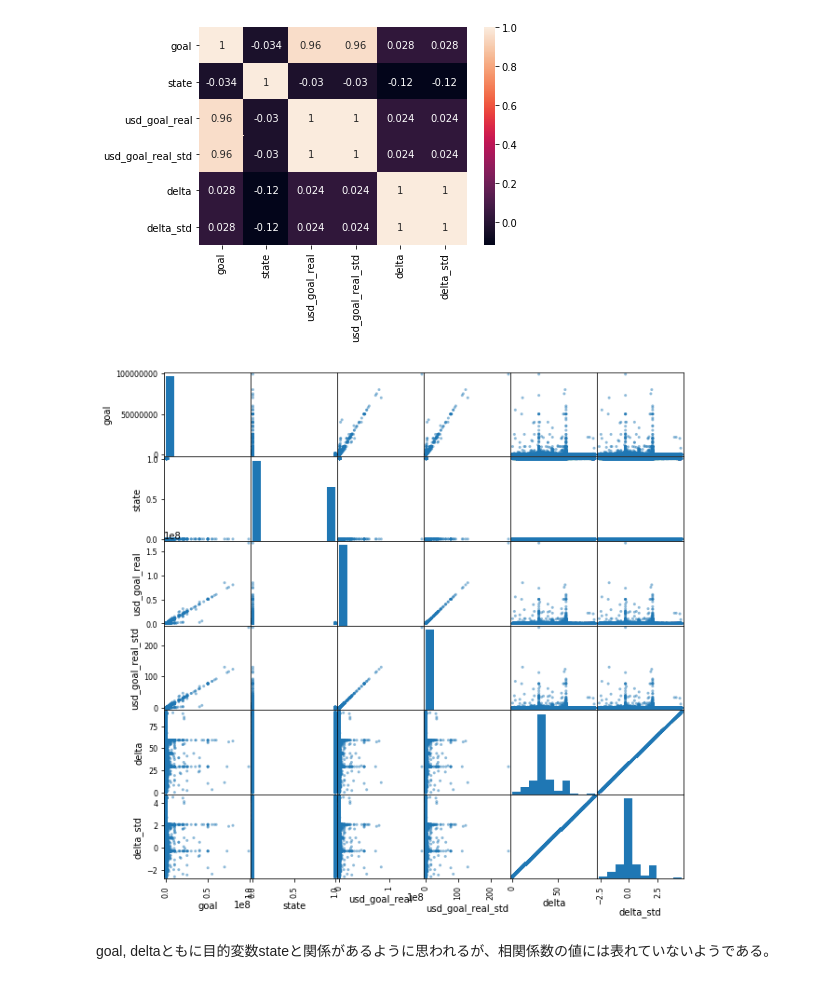
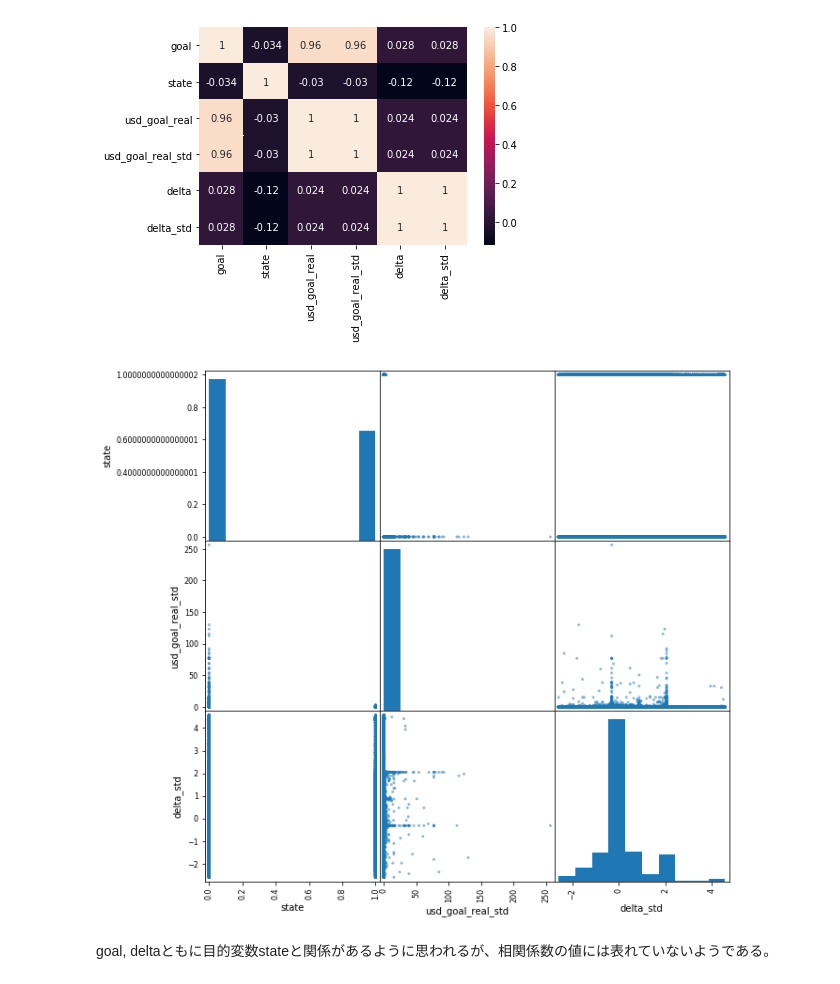
Before and after one commit to energygorilla/skillupAI, a Jupyter notebook: Day1_work_清水源一郎.ipynb, the cells around one changed output. Cells and saved outputs as stored; diff of their text form; code cells hidden in the pictures.

```diff
--- a/Day1_work_清水源一郎.ipynb
+++ b/Day1_work_清水源一郎.ipynb
@@ -239,10 +283,10 @@ plt.show()
 # %% [output]
 [figure]
 # %%
-pd.plotting.scatter_matrix(df_ks_2, figsize=(10,10))
+pd.plotting.scatter_matrix(df_ks_2[['state', 'usd_goal_real_std', 'delta_std']], figsize=(10,10))
 plt.show()
 # %% [output]
-[figure, old version]
+[figure, new version]
 # %% [markdown]
 goal, deltaともに目的変数stateと関係があるように思われるが、相関係数の値には表れていないようである。
 # %% [markdown]
```
Also changed, not shown: parts of 18 cells of this notebook.
